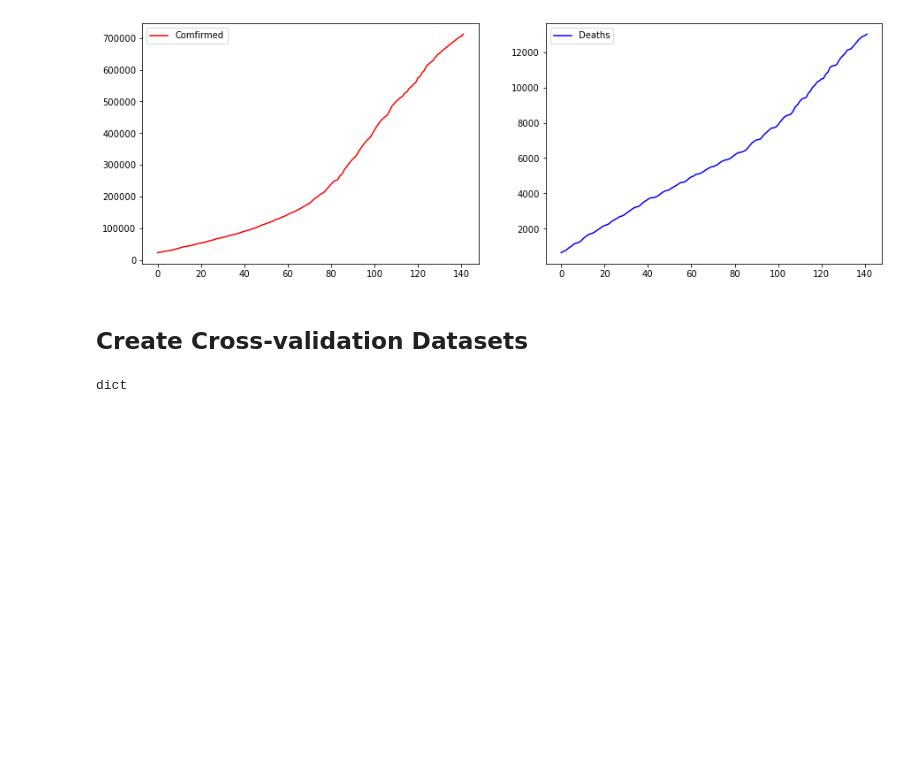
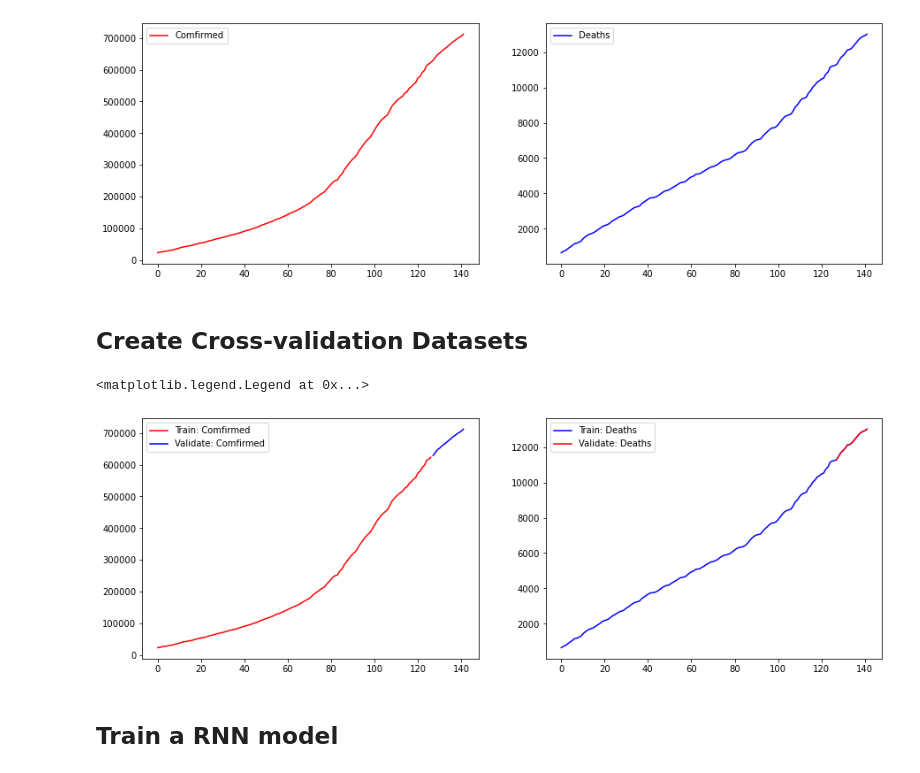
Before and after one commit to JackZhao98/COVID19-Prediction, a Jupyter notebook: notebook.ipynb, the cells around one changed output. Drawn from its saved outputs; the diff is of its cells as text; code cells hidden in the pictures; blank space fills up the shorter version.

```diff
--- a/notebook.ipynb
+++ b/notebook.ipynb
@@ -85,15 +85,30 @@ plt.legend(loc='best')
 [figure]
 # %% [markdown]
 ## Create Cross-validation Datasets
-# %%
-test_percentage = 0.9
-validate_percentage = 0.9
-state_train_data = {}
-state_validate_data = {}
-
-for state in states_data.keys():
-    state_data_size = states_data[state].shape
-    state_train_data[state] = states_data[state][:state_data_size[0]*test_percentage]
-    state_validate_data[state] = state_validate_data[state][state_data_size[0]*test_percentage:]
-# %% [output]
-dict
+# %%
+test_percentage = 0.9
+validate_percentage = 0.1
+state_train_data = {}
+state_validate_data = {}
+
+for state in states_data.keys():
+    state_data_size = states_data[state].shape
+    state_test_size = math.floor(state_data_size[0]*test_percentage)
+    state_train_data[state] = states_data[state][:state_test_size]
+    state_validate_data[state] = states_data[state][state_test_size:]
+
+plt.figure(figsize=(15, 5))
+plt.subplot(1,2,1)
+plt.yscale('linear')
+plt.plot(state_train_data['California'].Confirmed.values, color='red', label='Train: Comfirmed')
+plt.plot(np.arange(state_train_data['California'].shape[0], state_train_data['California'].shape[0]+state_validate_data['California'].shape[0]), state_validate_data['California'].Confirmed.values, color='blue', label='Validate: Comfirmed')
+plt.legend(loc='best')
+plt.subplot(1,2,2)
+plt.plot(states_data['California'].Deaths.values, color='blue', label='Train: Deaths')
+plt.plot(np.arange(state_train_data['California'].shape[0], state_train_data['California'].shape[0]+state_validate_data['California'].shape[0]), state_validate_data['California'].Deaths.values, color='red', label='Validate: Deaths')
+plt.legend(loc='best')
+# %% [output]
+<matplotlib.legend.Legend at 0x...>
+[figure, added]
+# %% [markdown]
+## Train a RNN model
```
